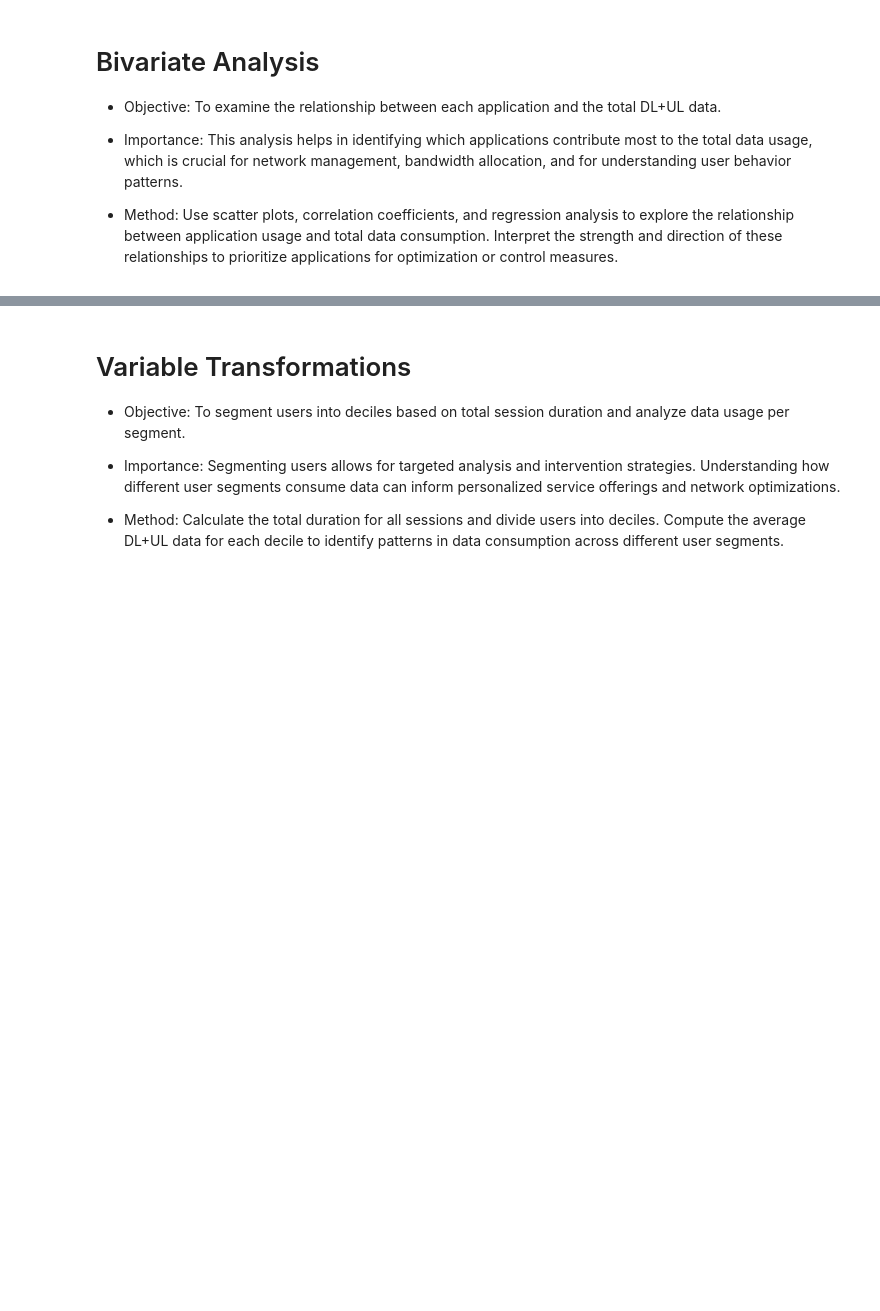
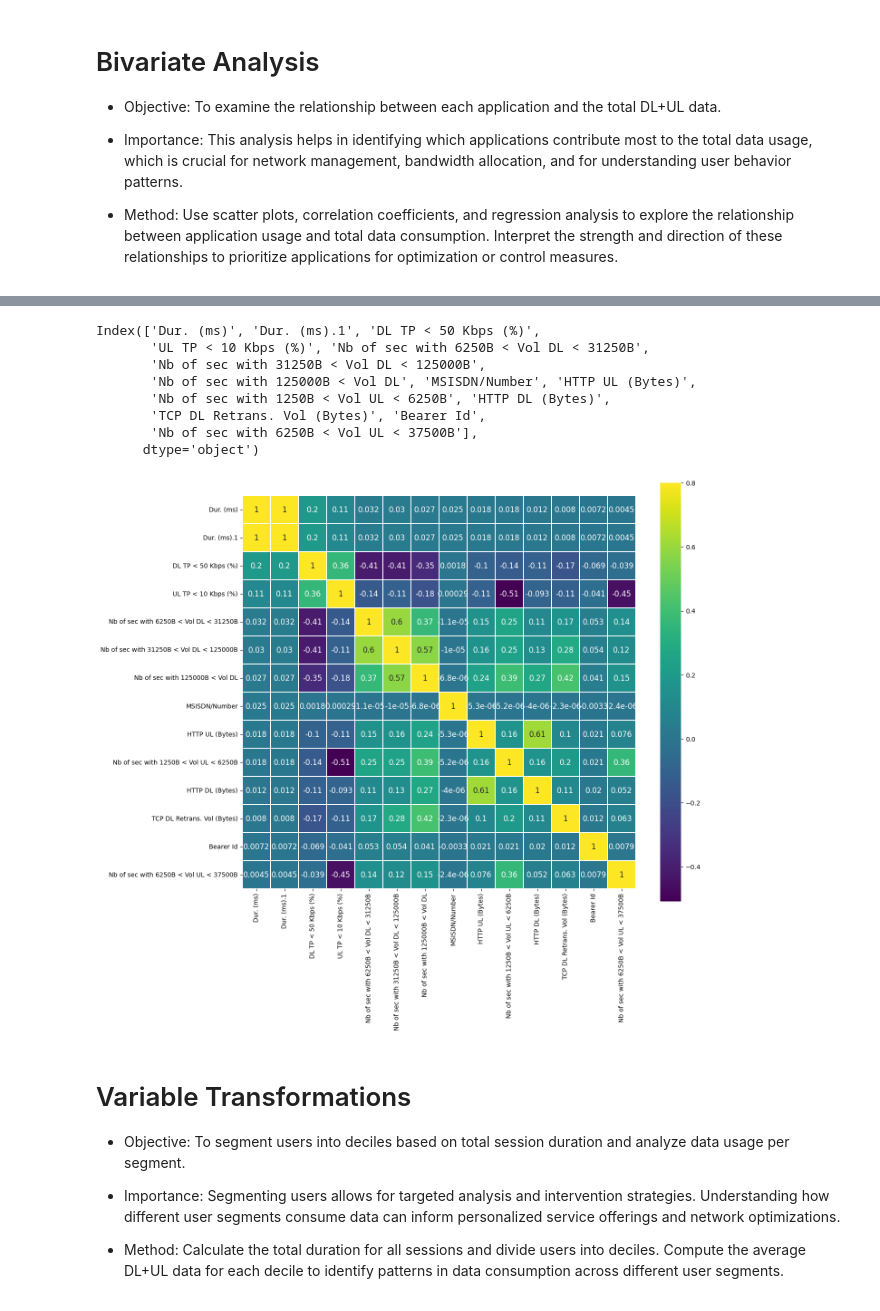
Before and after one commit to der-bew/TellCo_10ac_week2, a Jupyter notebook: notebooks/User_Overview_analysis.ipynb, the cells around one changed output, grey strips where cells are left out. Cells and saved outputs as stored; diff of their text form; code cells hidden in the pictures; blank space fills up the shorter version.

```diff
--- a/notebooks/User_Overview_analysis.ipynb
+++ b/notebooks/User_Overview_analysis.ipynb
@@ -279,3 +309,23 @@ grouped
+# %%
+m = 14
+#cols = ['Youtube DL (Bytes)',	'Youtube UL (Bytes)',	'Netflix DL (Bytes)',	'Netflix UL (Bytes)',	'Gaming DL (Bytes)',	'Gaming UL (Bytes)', 'Other DL (Bytes)'  'Other UL (Bytes)' 'Total UL (Bytes)' 'Total DL (Bytes)']
+cols = correlation.nlargest(m,'Dur. (ms)')['Dur. (ms)'].index
+print(cols)
+filtered_df = np.corrcoef(numeric_df[cols].values.T)
+f , ax = plt.subplots(figsize = (14,12))
+sns.heatmap(filtered_df, vmax=.8, linewidths=0.01,square=True,annot=True,cmap='viridis',
+            linecolor="white",xticklabels = cols.values ,annot_kws = {'size':12},yticklabels = cols.values)
+plt.show()
+# %% [output]
+Index(['Dur. (ms)', 'Dur. (ms).1', 'DL TP < 50 Kbps (%)',
+       'UL TP < 10 Kbps (%)', 'Nb of sec with 6250B < Vol DL < 31250B',
+       'Nb of sec with 31250B < Vol DL < 125000B',
+       'Nb of sec with 125000B < Vol DL', 'MSISDN/Number', 'HTTP UL (Bytes)',
+       'Nb of sec with 1250B < Vol UL < 6250B', 'HTTP DL (Bytes)',
+       'TCP DL Retrans. Vol (Bytes)', 'Bearer Id',
+       'Nb of sec with 6250B < Vol UL < 37500B'],
+      dtype='object')
+[figure, added]
 # %% [markdown]
 # Variable Transformations
 - Objective: To segment users into deciles based on total session duration and analyze data usage per segment.
```
Also changed, not shown: parts of 22 cells of this notebook.
